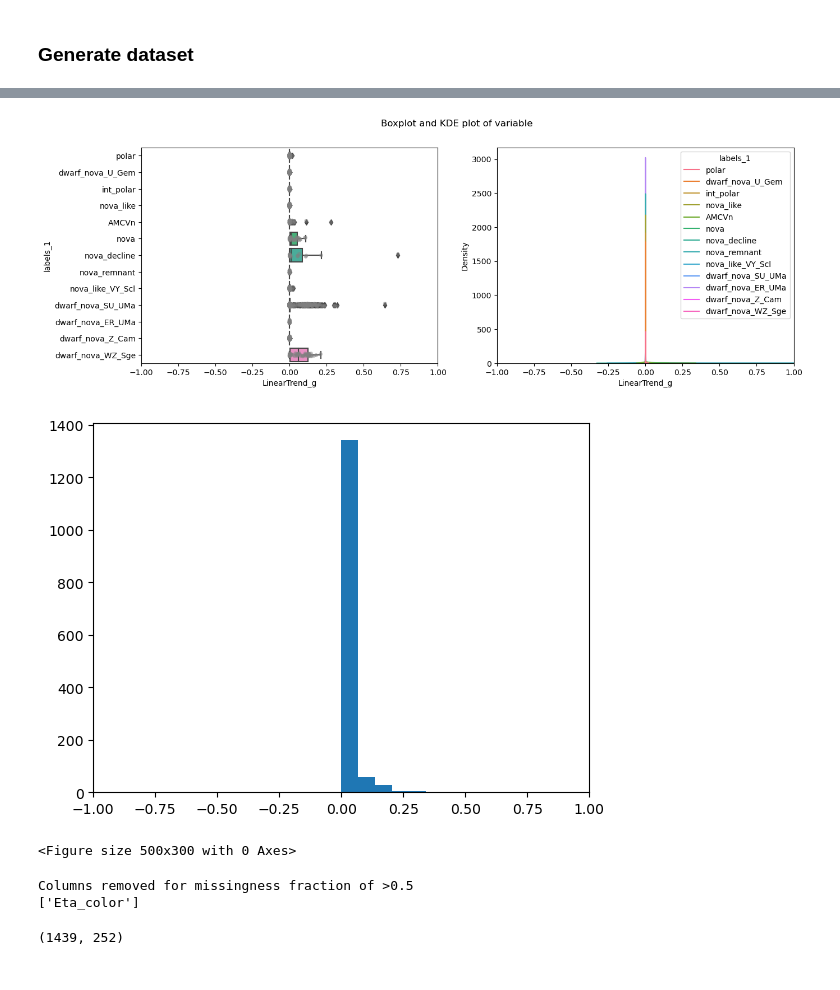
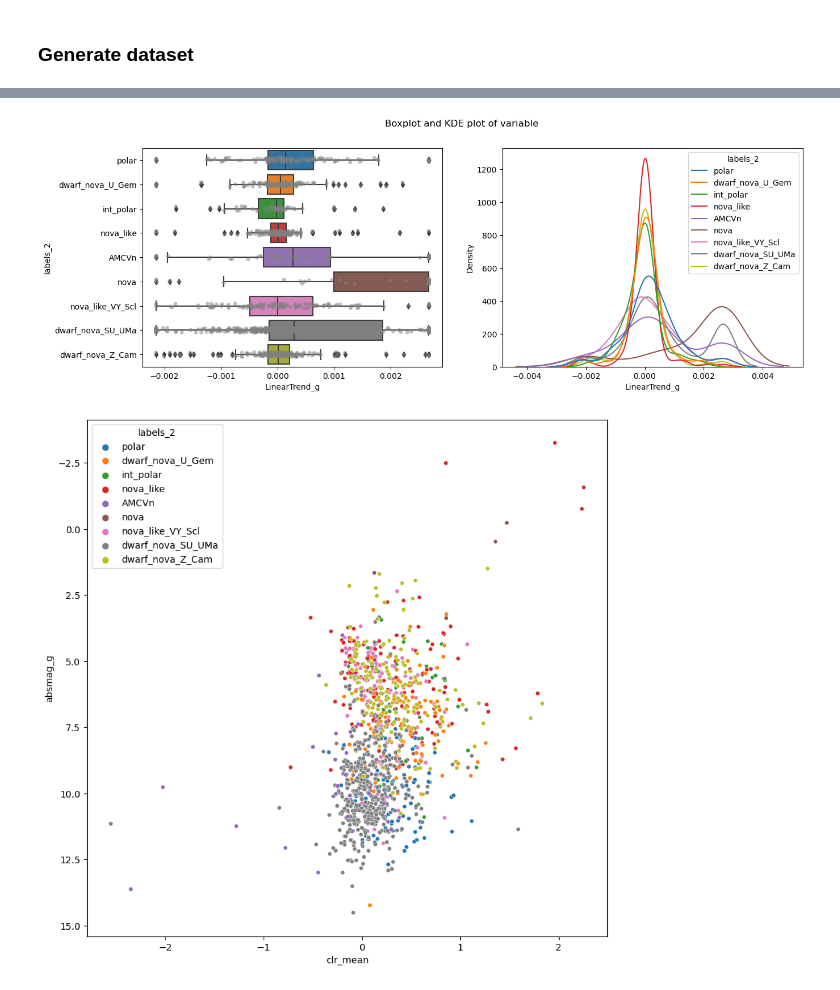
Before and after one commit to dharmesh1007/ZTF_code, a Jupyter notebook: source/99_test_plots.ipynb, the cells around one changed output, grey strips where cells are left out. Saved outputs shown, nothing was run; the diff lists cells and outputs as text; code cells hidden in the pictures.

Commit message:
updates to plots notebook

```diff
--- a/source/99_test_plots.ipynb
+++ b/source/99_test_plots.ipynb
@@ -34,57 +73,30 @@ Name: labels_2, dtype: int64
 # %%
 import seaborn as sns
 from matplotlib import pyplot as plt
 dataframe = dataset
 name = 'LinearTrend_g'
-limits = (-1,1)
-labels = 'labels_1'
+limits = None
+labels = 'labels_2'
 
 
 fig, axes = plt.subplots(1, 2, figsize=(15, 5), sharey=False)
 fig.suptitle('Boxplot and KDE plot of variable')
 
 sns.boxplot(ax=axes[0], data=dataframe, x=name, y=labels)
 sns.stripplot(ax=axes[0], data=dataframe, x=name, y=labels, color='grey', alpha=0.5)
 axes[0].set(xlim=limits)
 sns.kdeplot(ax=axes[1], x=name, data=dataframe, hue=labels, common_norm=False)
 axes[1].set(xlim=limits)
 plt.show()
 
 
 # dataframe[name].hist(bins=75, grid=False,figsize=(5,3))
-plt.hist(dataframe[name], bins=100)
-plt.xlim(limits)
-plt.figure(figsize=(5,3))
-
+fig2 = plt.figure(figsize=(10,10))
+sns.scatterplot(data=dataframe, x='clr_mean', y='absmag_g', hue=labels, alpha=1,s=20)
+#invert y axis
+plt.gca().invert_yaxis()
+plt.savefig(f'../figures/cmd_gminusr.pdf', bbox_inches='tight', format='pdf')
 plt.show()
 # %% [output]
-[figure, old version]
+[figure, new version]
-[figure, old version]
+[figure, new version]
-<Figure size 500x300 with 0 Axes>
-# %%
-from sklearn.preprocessing import LabelEncoder
-
-missingness_threshold = 0.5
-
-X = dataset.iloc[:,16:]
-y_names = dataset[label_scheme]
-enc = LabelEncoder().fit(y_names)
-y = enc.transform(y_names)
-
-# Drop columns with missingness > 0.5
-missingness = (X.isnull().sum()/X.shape[0]).sort_values(ascending=False)
-missing_high = missingness[missingness>missingness_threshold].index.to_list()
-print(f'\nColumns removed for missingness fraction of >{missingness_threshold}\n{missing_high}\n')
-X = X.drop(missing_high, axis=1)
-
-# Save feature column names.
-X_cols = X.columns.to_list()
-# Replace np.inf with np.nan
-for col in X_cols:
-    X.loc[(X[col]==np.inf)|(X[col]==-np.inf), col] = np.nan
-
-X.shape
-# %% [output]
-Columns removed for missingness fraction of >0.5
-['Eta_color']
-(1439, 252)
```
Also changed, not shown: parts of 13 cells of this notebook, 5 other files.
